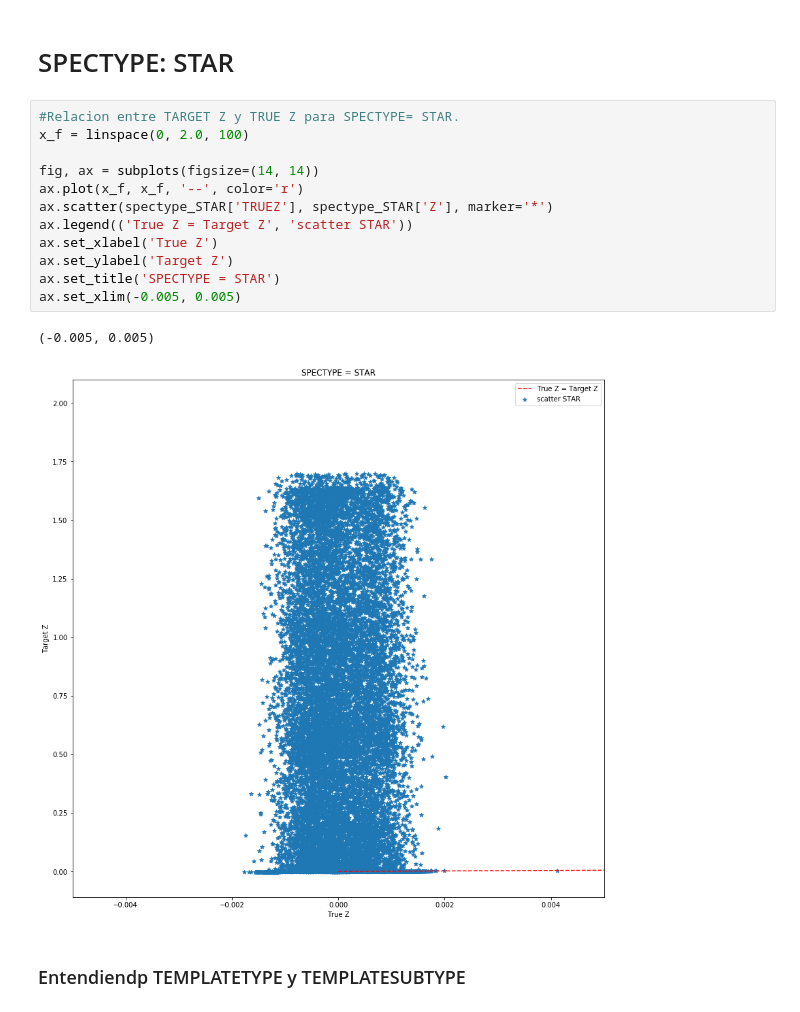
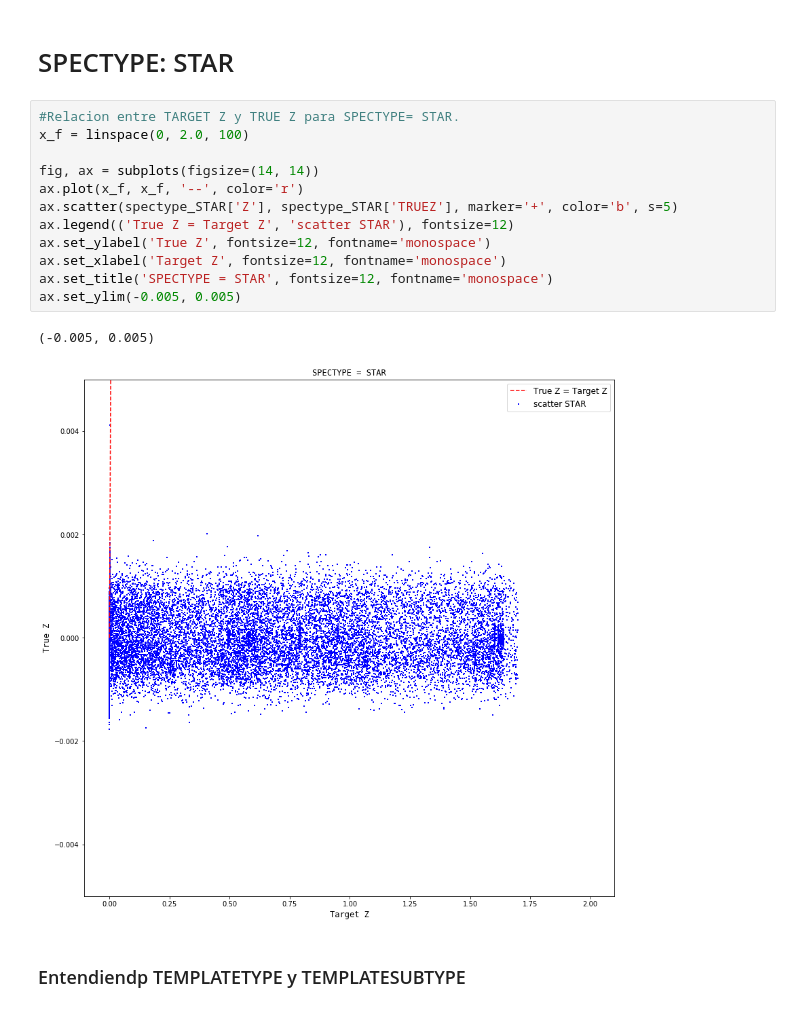
Before and after one commit to sergiolobo26/Monograf-aRedshiftML, a Jupyter notebook: Python/Magnitud_Z.ipynb, the cells around one changed output. Drawn from its saved outputs; the diff is of its cells as text.

```diff
--- a/Python/Magnitud_Z.ipynb
+++ b/Python/Magnitud_Z.ipynb
@@ -475,18 +475,18 @@ Text(0.5,1,'SPECTYPE = QSO')
 # %%
 #Relacion entre TARGET Z y TRUE Z para SPECTYPE= STAR.
 x_f = linspace(0, 2.0, 100)
 
 fig, ax = subplots(figsize=(14, 14))
 ax.plot(x_f, x_f, '--', color='r')
-ax.scatter(spectype_STAR['TRUEZ'], spectype_STAR['Z'], marker='*')
-ax.legend(('True Z = Target Z', 'scatter STAR'))
-ax.set_xlabel('True Z')
-ax.set_ylabel('Target Z')
-ax.set_title('SPECTYPE = STAR')
-ax.set_xlim(-0.005, 0.005)
+ax.scatter(spectype_STAR['Z'], spectype_STAR['TRUEZ'], marker='+', color='b', s=5)
+ax.legend(('True Z = Target Z', 'scatter STAR'), fontsize=12)
+ax.set_ylabel('True Z', fontsize=12, fontname='monospace')
+ax.set_xlabel('Target Z', fontsize=12, fontname='monospace')
+ax.set_title('SPECTYPE = STAR', fontsize=12, fontname='monospace')
+ax.set_ylim(-0.005, 0.005)
 # %% [output]
 (-0.005, 0.005)
-[figure, old version]
+[figure, new version]
 # %% [markdown]
 ### Entendiendp TEMPLATETYPE y TEMPLATESUBTYPE
 # %%
```
Also changed, not shown: parts of 3 cells of this notebook, 2 other files.
